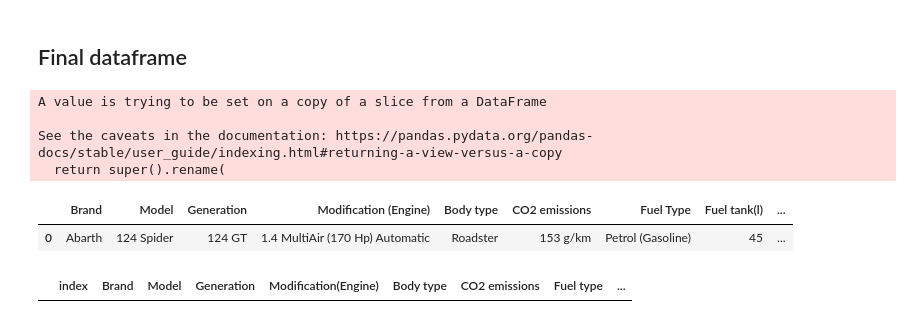
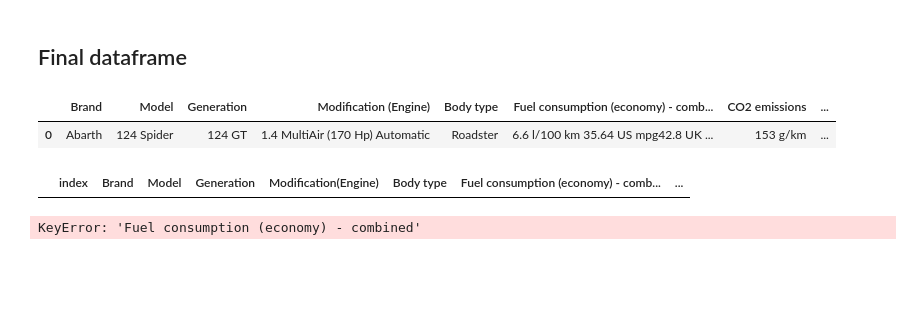
Before and after one commit to Cedric979/BEEV, a Jupyter notebook: Web Scraping.ipynb, the cells around one changed output. Saved outputs shown, nothing was run; the diff lists cells and outputs as text; code cells hidden in the pictures; blank space fills up the shorter version.

```diff
--- a/Web Scraping.ipynb
+++ b/Web Scraping.ipynb
@@ -211,7 +229,7 @@ for letter, letter_csvs in dicto.items():
     letter_csvs.to_csv('../BEEV/letter_csvs/' + letter + '.csv')
 # %%
 #This is the final loop to get the details for the cars
-specs = soup4.find_all('table', {'class' : 'cardetailsout car2'})
+#specs = soup4.find_all('table', {'class' : 'cardetailsout car2'})
 # %%
 #Need to install this library to work
 !pip install html5lib
@@ -219,42 +241,40 @@ specs = soup4.find_all('table', {'class' : 'cardetailsout car2'})
 ## Final dataframe
 # %%
 #Creating the final function
+
 def specifications_of_each_car(mods_url):
+    global specs3
     specs = pd.read_html(mods_url)[1]
     specs2 = specs[(specs['General information'] == 'Brand')
     |(specs['General information'] == 'Model')
     |(specs['General information'] == 'Generation')
     |(specs['General information'] == 'Modification (Engine)')
     |(specs['General information'] == 'CO2 emissions')
     |(specs['General information'] == 'Body type')
     |(specs['General information'] == 'Fuel tank capacity')
     |(specs['General information'] == 'Fuel consumption (economy) - combined')
     |(specs['General information'] == 'Fuel Type')
     |(specs['General information'] == 'Power')]
     specs2.rename(columns = {'General information' : ''}, inplace = True)
     specs2.set_index([''], inplace = True)
     specs3 = specs2.T
     specs3.reset_index(inplace = True)
     specs3.drop(columns = ['index'], inplace = True)
     specs3['Fuel tank(l)'] = specs3['Fuel tank capacity'].apply(lambda x : x.split(' ')[0])
     specs3['Fuel consumption(l/100km)'] = specs3['Fuel consumption (economy) - combined'].apply(lambda x : x.split(' ')[0])
     specs3['Power(Hp)'] = specs3['Power'].apply(lambda x: x.split(' ')[0])
     specs3['Range (Km)'] = specs3[['Fuel tank(l)','Fuel consumption(l/100km)']].apply(lambda item: int(item[0])/float(item[1])*100,axis=1)
-    specs3.drop(columns = ['Fuel consumption (economy) - combined', 'Fuel tank capacity', 'Power'], inplace = True)
+    #specs3.drop(columns = ['Fuel consumption (economy) - combined', 'Fuel tank capacity', 'Power'], inplace = True)
     return specs3
 
 
 specifications_of_each_car('https://www.auto-data.net/en/abarth-124-gt-1.4-multiair-170hp-automatic-35172')
 # %% [output]
-A value is trying to be set on a copy of a slice from a DataFrame
-
-See the caveats in the documentation: https://pandas.pydata.org/pandas-docs/stable/user_guide/indexing.html#returning-a-view-versus-a-copy
-  return super().rename(
-|  | Brand | Model | Generation | Modification (Engine) | Body type | CO2 emissions | Fuel Type | Fuel tank(l) | ... |
-| 0 | Abarth | 124 Spider | 124 GT | 1.4 MultiAir (170 Hp) Automatic | Roadster | 153 g/km | Petrol (Gasoline) | 45 | ... |
+|  | Brand | Model | Generation | Modification (Engine) | Body type | Fuel consumption (economy) - comb... | CO2 emissions | ... |
+| 0 | Abarth | 124 Spider | 124 GT | 1.4 MultiAir (170 Hp) Automatic | Roadster | 6.6 l/100 km 35.64 US mpg42.8 UK ... | 153 g/km | ... |
 # %%
 #Creating an empty dataframe
-df = pd.DataFrame(columns = ['Brand', 'Model', 'Generation', 'Modification(Engine)','Body type', 'CO2 emissions', 'Fuel type', 'Fuel tank(l)', 'Fuel consumption(l/100km', 'Power(Hp)','Range (km)'])
+df = pd.DataFrame(columns = ['Brand', 'Model', 'Generation', 'Modification(Engine)','Body type', 'Fuel consumption (economy) - combined', 'CO2 emissions', 'Fuel type','Power','Fuel tank capacity', 'Fuel tank(l)', 'Fuel consumption(l/100km)', 'Power(Hp)','Range (km)'])
 df.reset_index()
 # %% [output]
-|  | index | Brand | Model | Generation | Modification(Engine) | Body type | CO2 emissions | Fuel type | ... |
+|  | index | Brand | Model | Generation | Modification(Engine) | Body type | Fuel consumption (economy) - comb... | ... |
@@ -267,0 +281,18 @@ for csvs in dicto['a']:
+# %%
+#Testing for 'a' dataframe:
+#for csvs in dicto['a']:
+#    specifications_of_each_car(csvs['modifications_url'])
+ #   df = pd.concat([df,specs3], ignore_index=True)
+
+#Taking the shape to loop
+#dicto['a']['modifications_url'].shape[0]
+#dicto['a'].reset_index(inplace = True)
+#global specs3
+for i in range(0,dicto['b']['modifications_url'].shape[0]+1):
+    specifications_of_each_car(dicto['a']['modifications_url'][i])
+    df = pd.concat([df,specs3], ignore_index=True)
+
+
+df.head()
+# %% [output]
+KeyError: 'Fuel consumption (economy) - combined'
```
Also changed, not shown: parts of 8 cells of this notebook, 25 other files.
